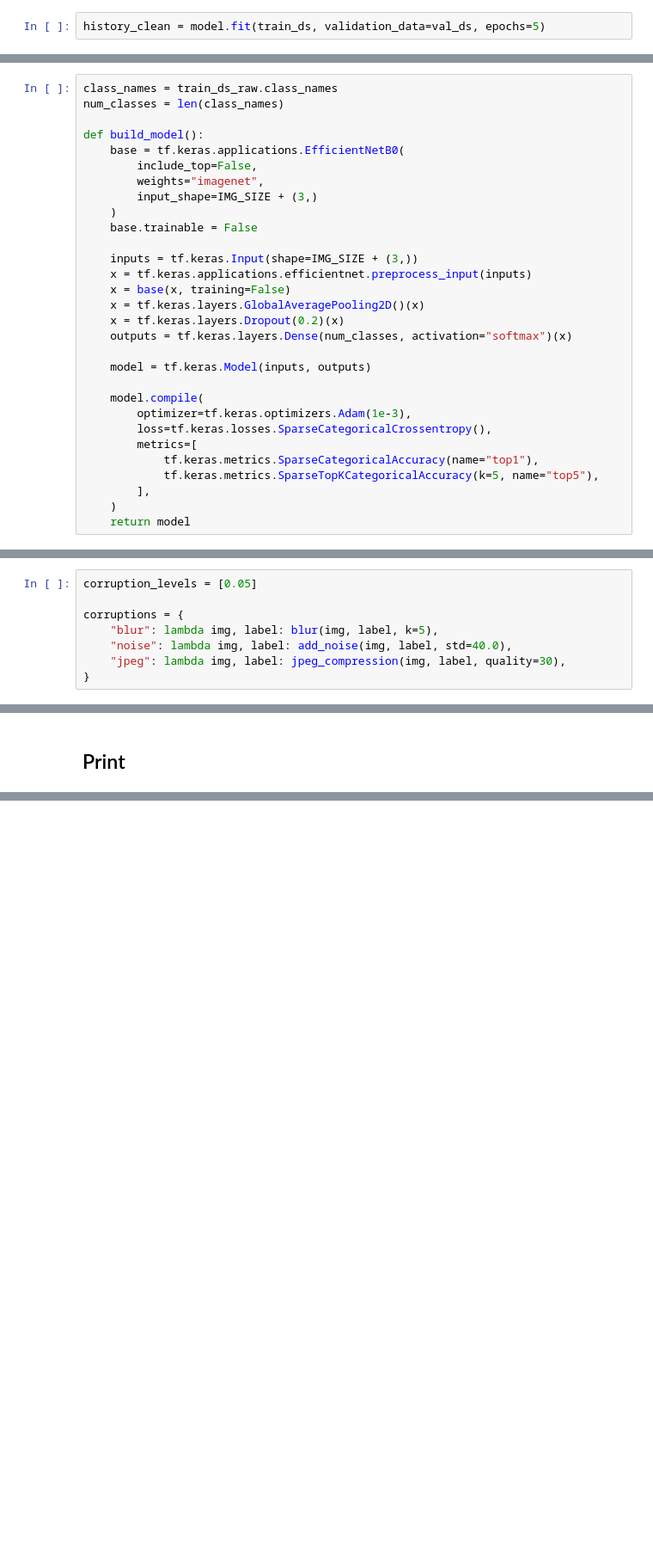
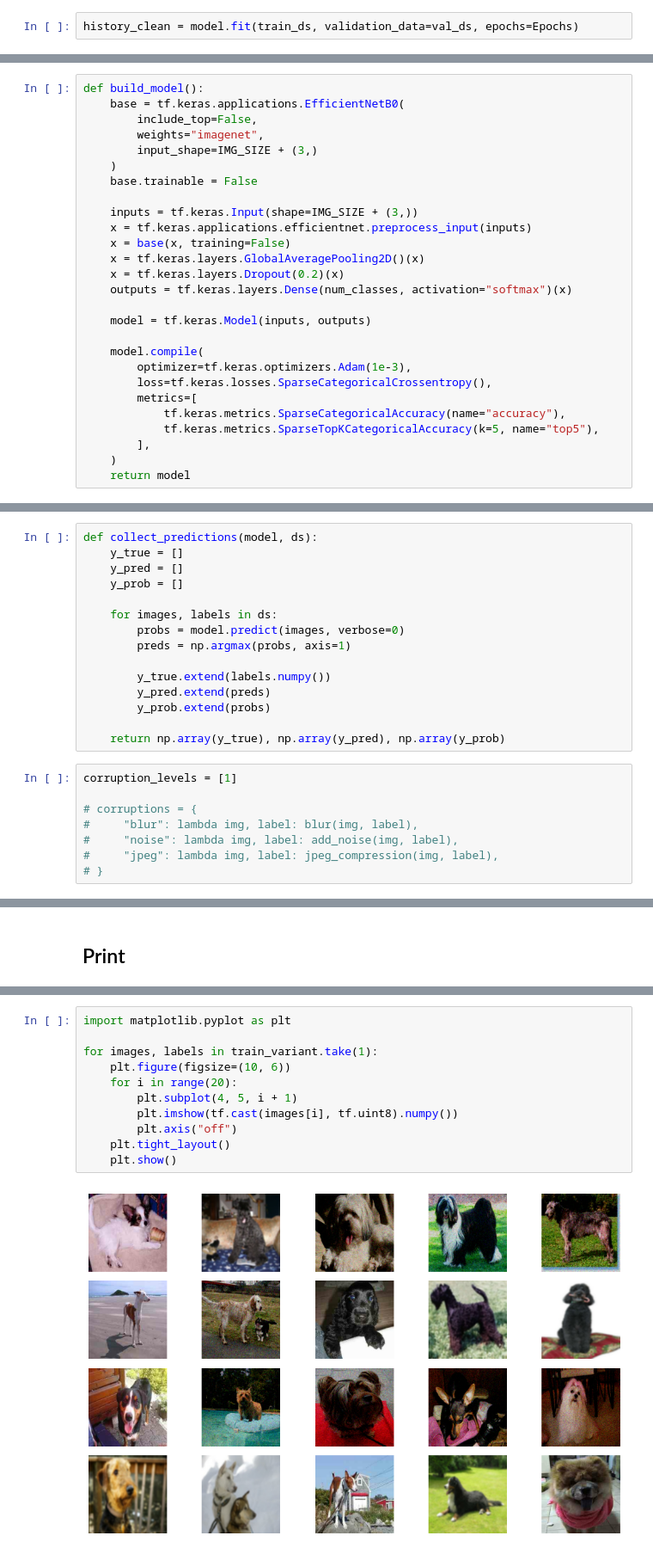
Before and after one commit to d21emijo/BDP, a Jupyter notebook: notebooks/notebook.ipynb, the cells around one changed output, grey strips where cells are left out. Shown at 86% size. Cells and saved outputs as stored; diff of their text form; blank space fills up the shorter version.

```diff
--- a/notebooks/notebook.ipynb
+++ b/notebooks/notebook.ipynb
@@ -84,5 +89,5 @@ model.compile(
 # %% [markdown]
 ## Fit the base-model
 # %%
-history_clean = model.fit(train_ds, validation_data=val_ds, epochs=5)
+history_clean = model.fit(train_ds, validation_data=val_ds, epochs=Epochs)
 # %% [output]
@@ -175,7 +195,4 @@ def corrupt_fraction(train_ds_raw, corrupt_fn, p=0.5, seed=1337, batch_size=32,
 # %%
-class_names = train_ds_raw.class_names
-num_classes = len(class_names)
-
 def build_model():
     base = tf.keras.applications.EfficientNetB0(
         include_top=False,
@@ -197,7 +214,7 @@ def build_model():
         optimizer=tf.keras.optimizers.Adam(1e-3),
         loss=tf.keras.losses.SparseCategoricalCrossentropy(),
         metrics=[
-            tf.keras.metrics.SparseCategoricalAccuracy(name="top1"),
+            tf.keras.metrics.SparseCategoricalAccuracy(name="accuracy"),
             tf.keras.metrics.SparseTopKCategoricalAccuracy(k=5, name="top5"),
         ],
     )
@@ -205,10 +236,25 @@ def build_model():
+# %%
+def collect_predictions(model, ds):
+    y_true = []
+    y_pred = []
+    y_prob = []
+
+    for images, labels in ds:
+        probs = model.predict(images, verbose=0)
+        preds = np.argmax(probs, axis=1)
+
+        y_true.extend(labels.numpy())
+        y_pred.extend(preds)
+        y_prob.extend(probs)
+
+    return np.array(y_true), np.array(y_pred), np.array(y_prob)
 # %%
-corruption_levels = [0.05]
+corruption_levels = [1]
 
-corruptions = {
-    "blur": lambda img, label: blur(img, label, k=5),
-    "noise": lambda img, label: add_noise(img, label, std=40.0),
-    "jpeg": lambda img, label: jpeg_compression(img, label, quality=30),
-}
+# corruptions = {
+#     "blur": lambda img, label: blur(img, label),
+#     "noise": lambda img, label: add_noise(img, label),
+#     "jpeg": lambda img, label: jpeg_compression(img, label),
+# }
 # %%
 results = []
@@ -280,0 +463,13 @@ plt.imshow(blurred.numpy().astype("uint8"))
+# %%
+import matplotlib.pyplot as plt
+
+for images, labels in train_variant.take(1):
+    plt.figure(figsize=(10, 6))
+    for i in range(20):
+        plt.subplot(4, 5, i + 1)
+        plt.imshow(tf.cast(images[i], tf.uint8).numpy())
+        plt.axis("off")
+    plt.tight_layout()
+    plt.show()
+# %% [output]
+[figure, added]
```
Also changed, not shown: parts of 18 cells of this notebook.
